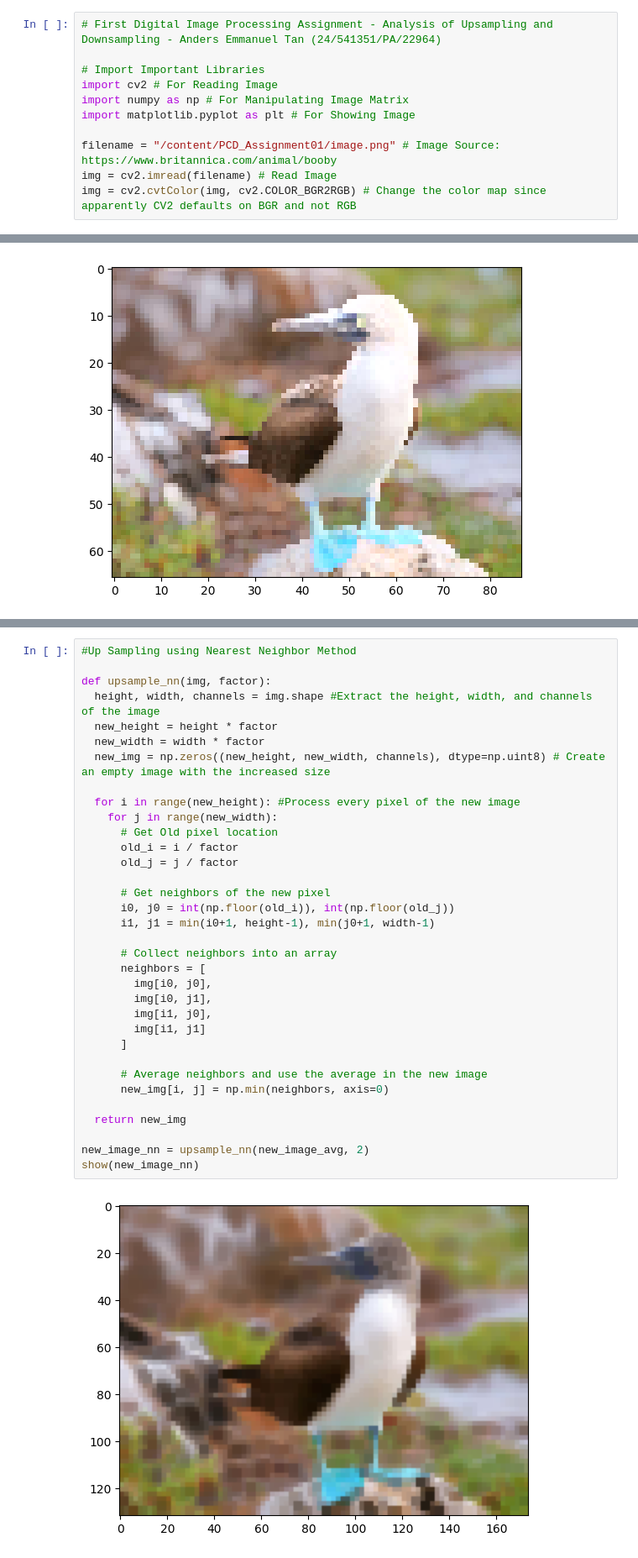
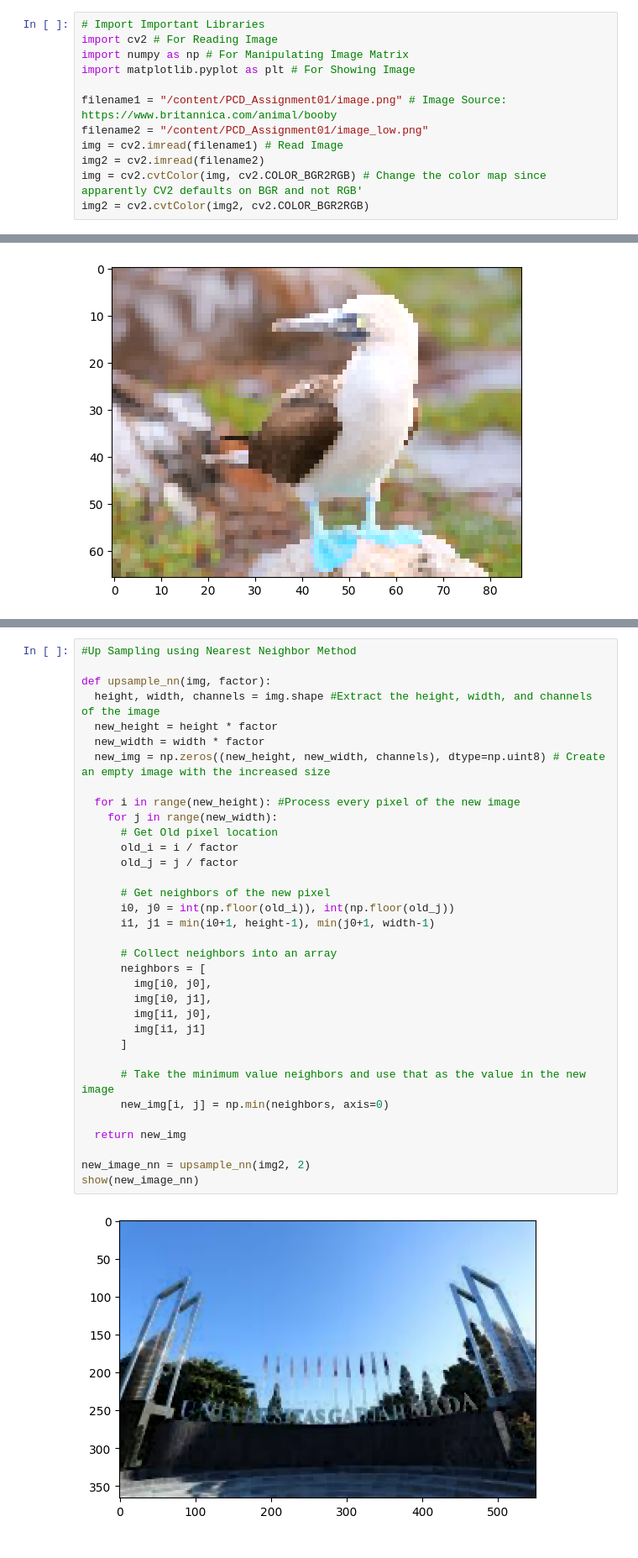
Before and after one commit to Plumz17/PCD_Assignment01, a Jupyter notebook: PCD_Assignment01.ipynb, the cells around one changed output, grey strips where cells are left out. Shown at 84% size. Cells and saved outputs as stored; diff of their text form.

Commit message:
Added Analysis Template + Improved Document Format

```diff
--- a/PCD_Assignment01.ipynb
+++ b/PCD_Assignment01.ipynb
@@ -15,14 +20,15 @@ Resolving deltas: 100% (3/3), done.
 # %%
-# First Digital Image Processing Assignment - Analysis of Upsampling and Downsampling - Anders Emmanuel Tan (24/541351/PA/22964)
-
 # Import Important Libraries
 import cv2 # For Reading Image
 import numpy as np # For Manipulating Image Matrix
 import matplotlib.pyplot as plt # For Showing Image
 
-filename = "/content/PCD_Assignment01/image.png" # Image Source: https://www.britannica.com/animal/booby
-img = cv2.imread(filename) # Read Image
-img = cv2.cvtColor(img, cv2.COLOR_BGR2RGB) # Change the color map since apparently CV2 defaults on BGR and not RGB
+filename1 = "/content/PCD_Assignment01/image.png" # Image Source: https://www.britannica.com/animal/booby
+filename2 = "/content/PCD_Assignment01/image_low.png"
+img = cv2.imread(filename1) # Read Image
+img2 = cv2.imread(filename2)
+img = cv2.cvtColor(img, cv2.COLOR_BGR2RGB) # Change the color map since apparently CV2 defaults on BGR and not RGB'
+img2 = cv2.cvtColor(img2, cv2.COLOR_BGR2RGB)
 # %%
 def show(img): # Helper function to check if image can be processed
   plt.imshow(img)
@@ -107,33 +132,33 @@ show(new_image_med)
 def upsample_nn(img, factor):
   height, width, channels = img.shape #Extract the height, width, and channels of the image
   new_height = height * factor
   new_width = width * factor
   new_img = np.zeros((new_height, new_width, channels), dtype=np.uint8) # Create an empty image with the increased size
 
   for i in range(new_height): #Process every pixel of the new image
     for j in range(new_width):
       # Get Old pixel location
       old_i = i / factor
       old_j = j / factor
 
       # Get neighbors of the new pixel
       i0, j0 = int(np.floor(old_i)), int(np.floor(old_j))
       i1, j1 = min(i0+1, height-1), min(j0+1, width-1)
 
       # Collect neighbors into an array
       neighbors = [
         img[i0, j0],
         img[i0, j1],
         img[i1, j0],
         img[i1, j1]
       ]
 
-      # Average neighbors and use the average in the new image
+      # Take the minimum value neighbors and use that as the value in the new image
       new_img[i, j] = np.min(neighbors, axis=0)
 
   return new_img
 
-new_image_nn = upsample_nn(new_image_avg, 2)
+new_image_nn = upsample_nn(img2, 2)
 show(new_image_nn)
 # %% [output]
-[figure, old version]
+[figure, new version]
```
Also changed, not shown: parts of 22 cells of this notebook.
